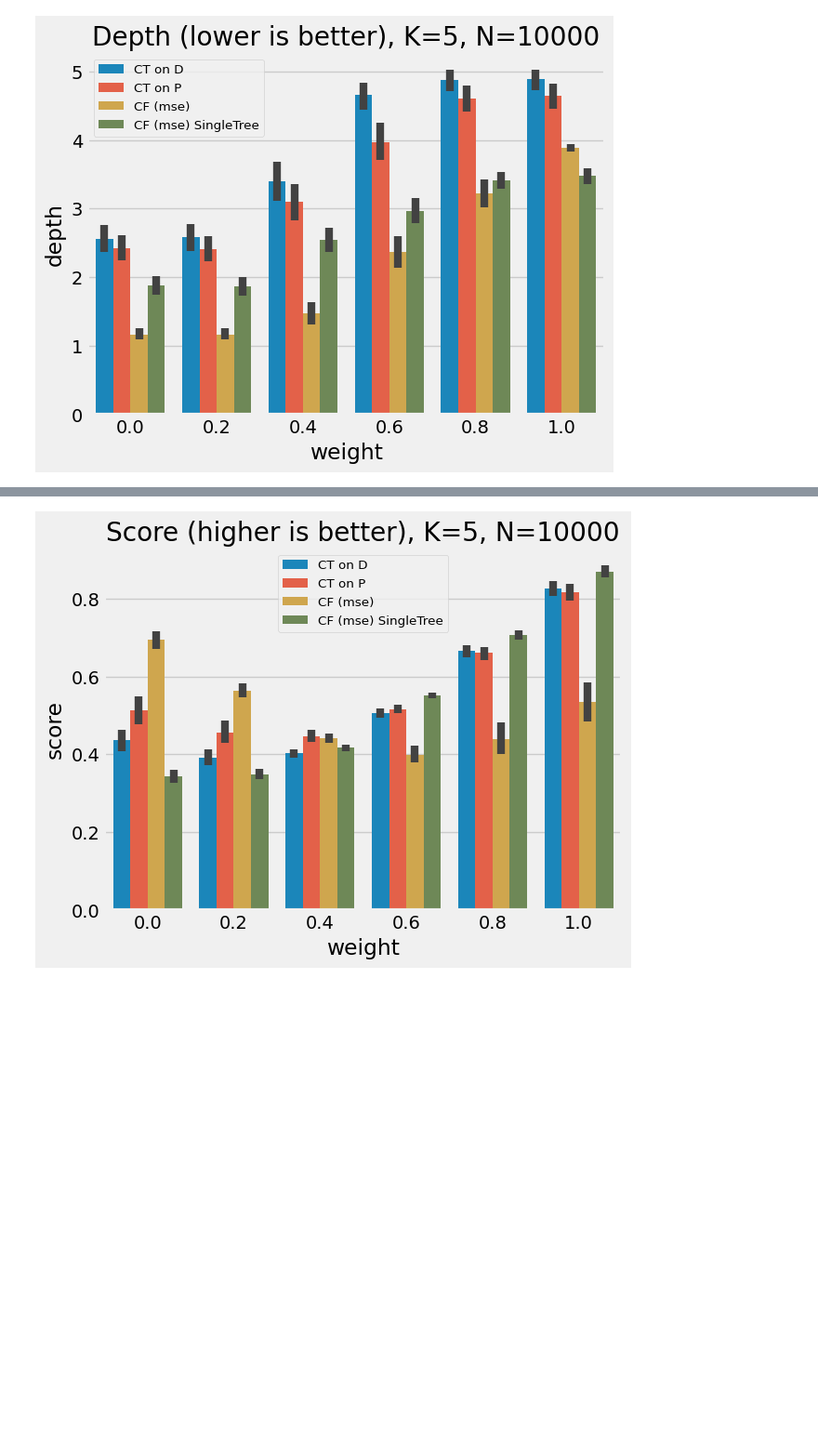
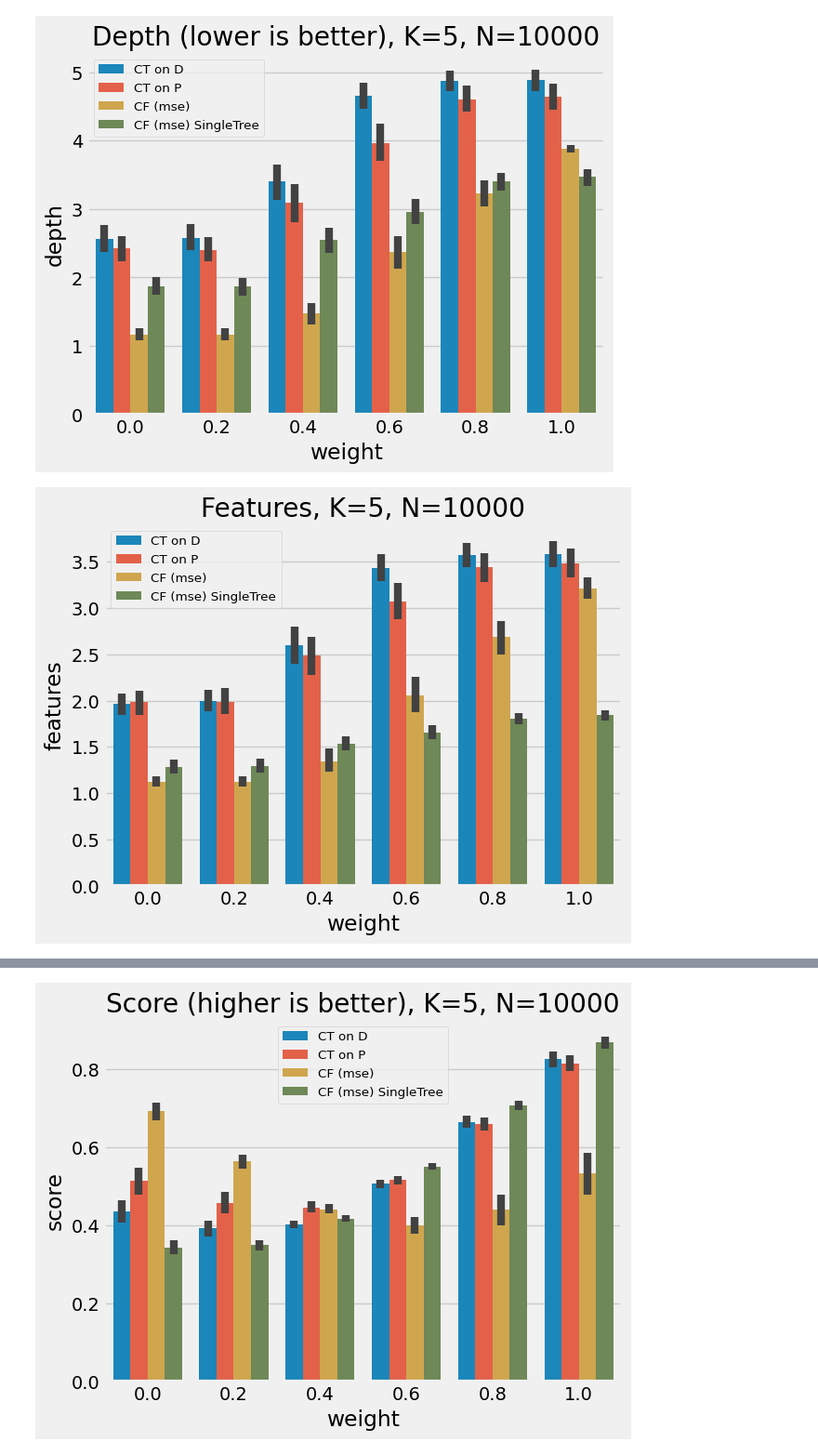
Before and after one commit to antonismand/Query-Driven-Data-Exploration-with-Heterogeneous-Treatment-Effects, a Jupyter notebook: experiments/weight.ipynb, the cells around one changed output, grey strips where cells are left out. Shown at 93% size. Drawn from its saved outputs; the diff is of its cells as text; code cells hidden in the pictures; blank space fills up the shorter version.

```diff
--- a/experiments/weight.ipynb
+++ b/experiments/weight.ipynb
@@ -120,6 +120,13 @@ plt.legend(fontsize='x-small')
 plt.show()
 # %% [output]
 [figure]
+# %%
+sns.barplot(x='weight', y='features', hue="algorithm", data=scores_over_w)
+plt.title(f"Features, K={str(default_K)}, N={str(N)}")
+plt.legend(fontsize='x-small')
+plt.show()
+# %% [output]
+[figure, added]
 # %%
 scores_over_w
 # %% [output]
```
Also changed, not shown: parts of 7 cells of this notebook, 2 other files.
